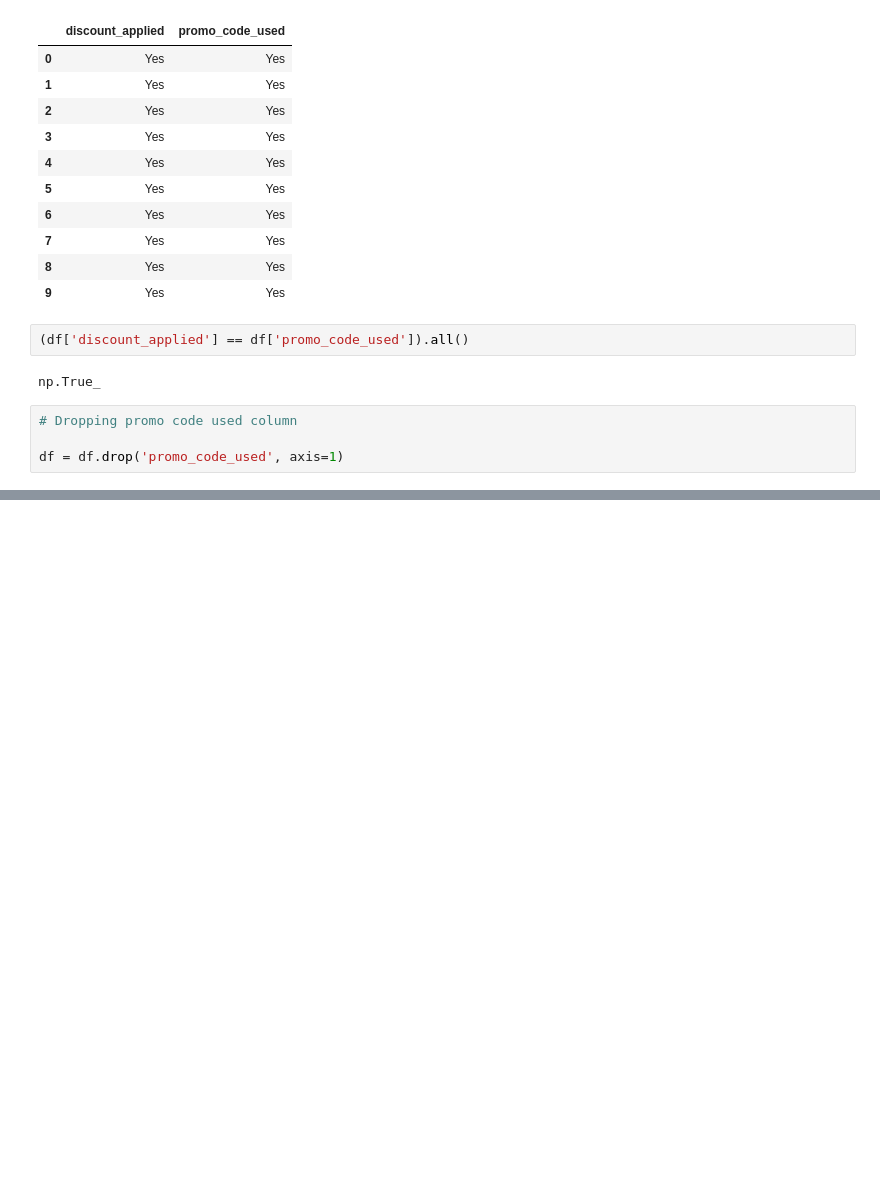
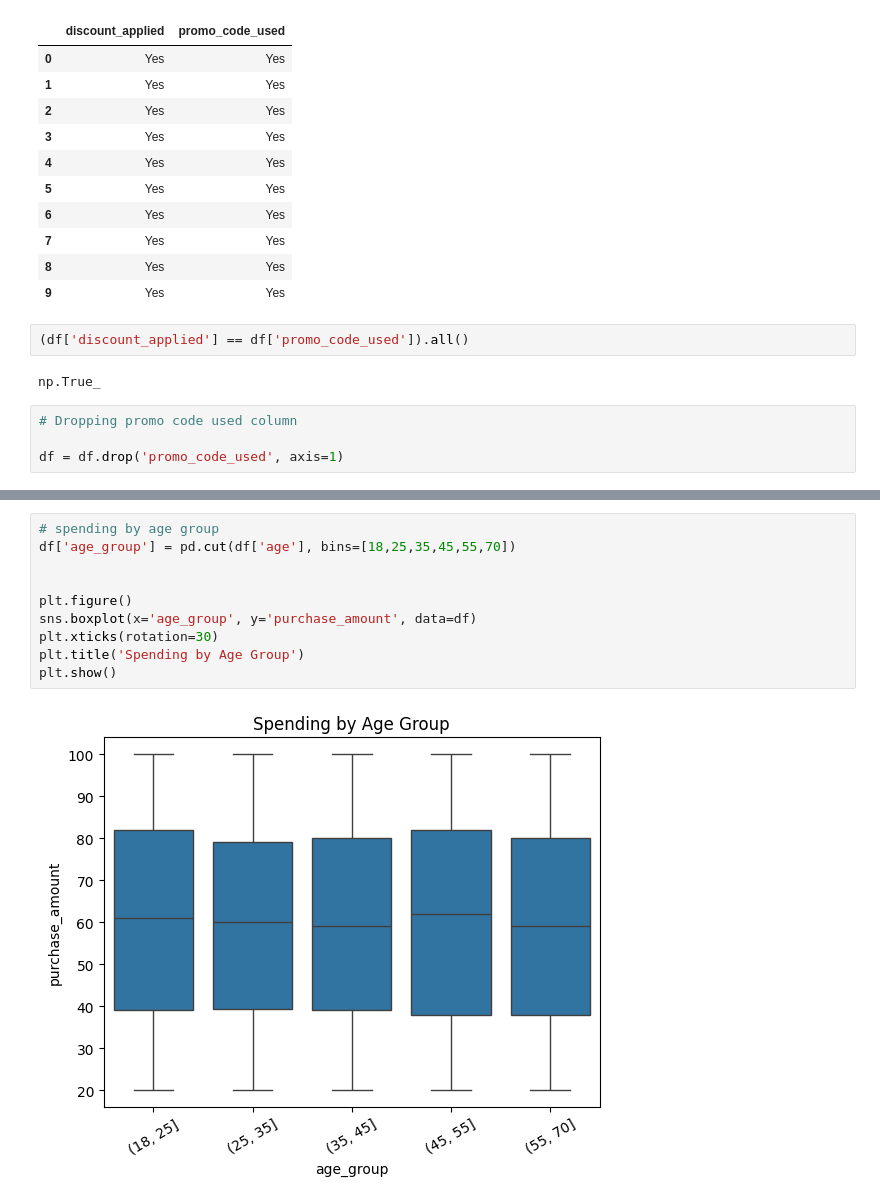
Before and after one commit to HarshChaturvedi19/customers_trends_analysis, a Jupyter notebook: customer_analysis.ipynb, the cells around one changed output, grey strips where cells are left out. Saved outputs shown, nothing was run; the diff lists cells and outputs as text; blank space fills up the shorter version.

```diff
--- a/customer_analysis.ipynb
+++ b/customer_analysis.ipynb
@@ -185,0 +211,12 @@ df = df.drop('promo_code_used', axis=1)
+# %%
+# spending by age group
+df['age_group'] = pd.cut(df['age'], bins=[18,25,35,45,55,70])
+
+
+plt.figure()
+sns.boxplot(x='age_group', y='purchase_amount', data=df)
+plt.xticks(rotation=30)
+plt.title('Spending by Age Group')
+plt.show()
+# %% [output]
+[figure, added]
```
Also changed, not shown: parts of 6 cells of this notebook.
